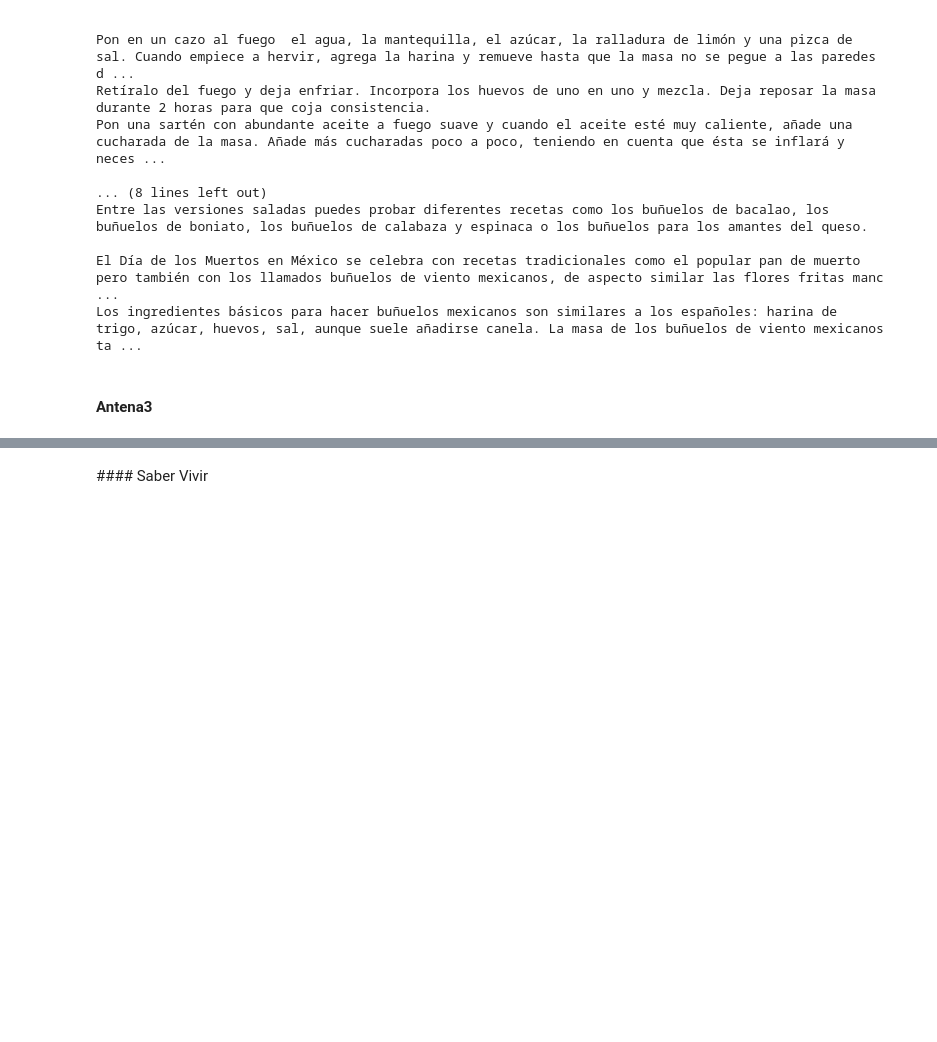
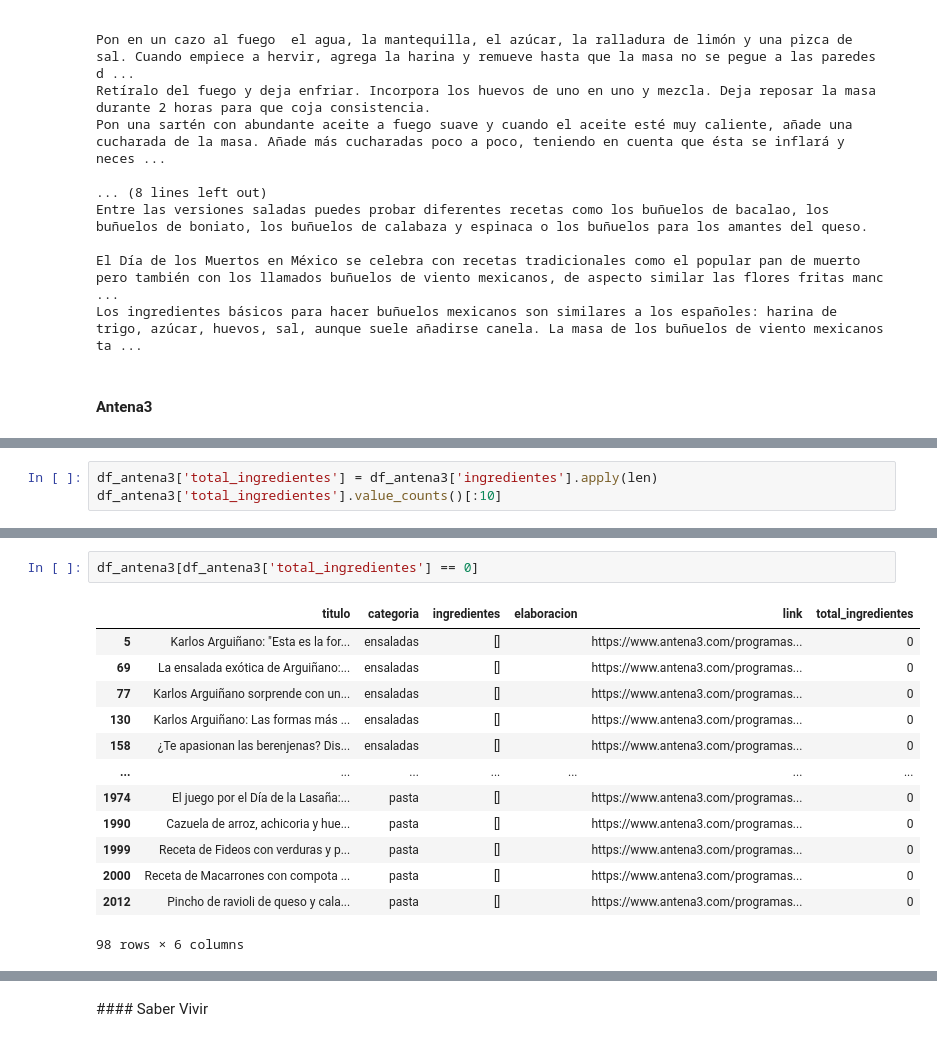
Before and after one commit to nikodyulger/lago-de-recetas, a Jupyter notebook: notebooks/eda.ipynb, the cells around one changed output, grey strips where cells are left out. Drawn from its saved outputs; the diff is of its cells as text; blank space fills up the shorter version.

Commit message:
analisis datos extraidos antena3

```diff
--- a/notebooks/eda.ipynb
+++ b/notebooks/eda.ipynb
@@ -210,0 +237,3 @@ Los ingredientes básicos para hacer buñuelos mexicanos son similares a los esp
+# %%
+df_antena3['total_ingredientes'] = df_antena3['ingredientes'].apply(len)
+df_antena3['total_ingredientes'].value_counts()[:10]
@@ -210,0 +278,16 @@ Los ingredientes básicos para hacer buñuelos mexicanos son similares a los esp
+# %%
+df_antena3[df_antena3['total_ingredientes'] == 0]
+# %% [output]
+|  | titulo | categoria | ingredientes | elaboracion | link | total_ingredientes |
+| 5 | Karlos Arguiñano: "Esta es la for... | ensaladas | [] |  | https://www.antena3.com/programas... | 0 |
+| 69 | La ensalada exótica de Arguiñano:... | ensaladas | [] |  | https://www.antena3.com/programas... | 0 |
+| 77 | Karlos Arguiñano sorprende con un... | ensaladas | [] |  | https://www.antena3.com/programas... | 0 |
+| 130 | Karlos Arguiñano: Las formas más ... | ensaladas | [] |  | https://www.antena3.com/programas... | 0 |
+| 158 | ¿Te apasionan las berenjenas? Dis... | ensaladas | [] |  | https://www.antena3.com/programas... | 0 |
+| ... | ... | ... | ... | ... | ... | ... |
+| 1974 | El juego por el Día de la Lasaña:... | pasta | [] |  | https://www.antena3.com/programas... | 0 |
+| 1990 | Cazuela de arroz, achicoria y hue... | pasta | [] |  | https://www.antena3.com/programas... | 0 |
+| 1999 | Receta de Fideos con verduras y p... | pasta | [] |  | https://www.antena3.com/programas... | 0 |
+| 2000 | Receta de Macarrones con compota ... | pasta | [] |  | https://www.antena3.com/programas... | 0 |
+| 2012 | Pincho de ravioli de queso y cala... | pasta | [] |  | https://www.antena3.com/programas... | 0 |
+98 rows × 6 columns
```
Also changed, not shown: parts of 15 cells of this notebook.
